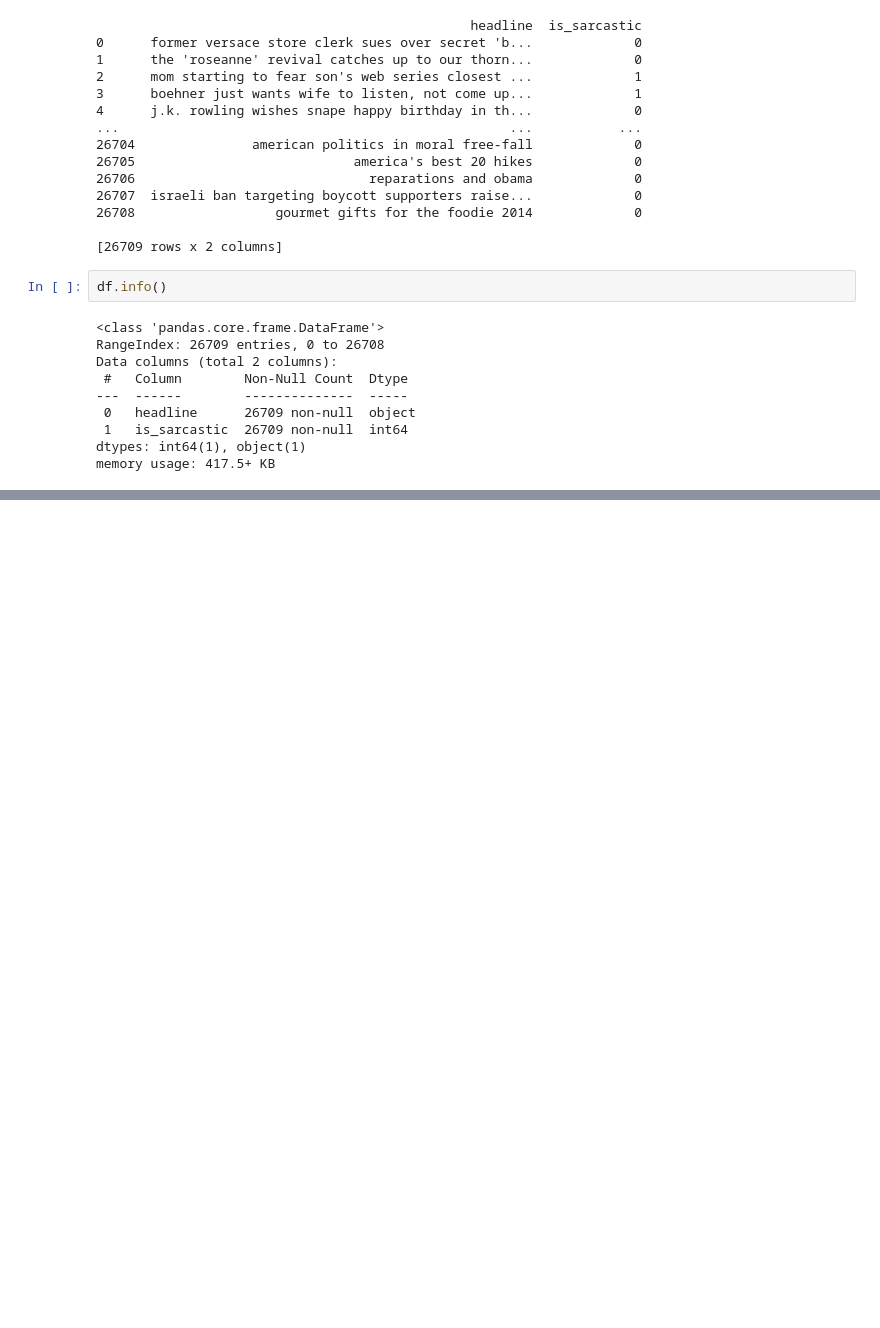
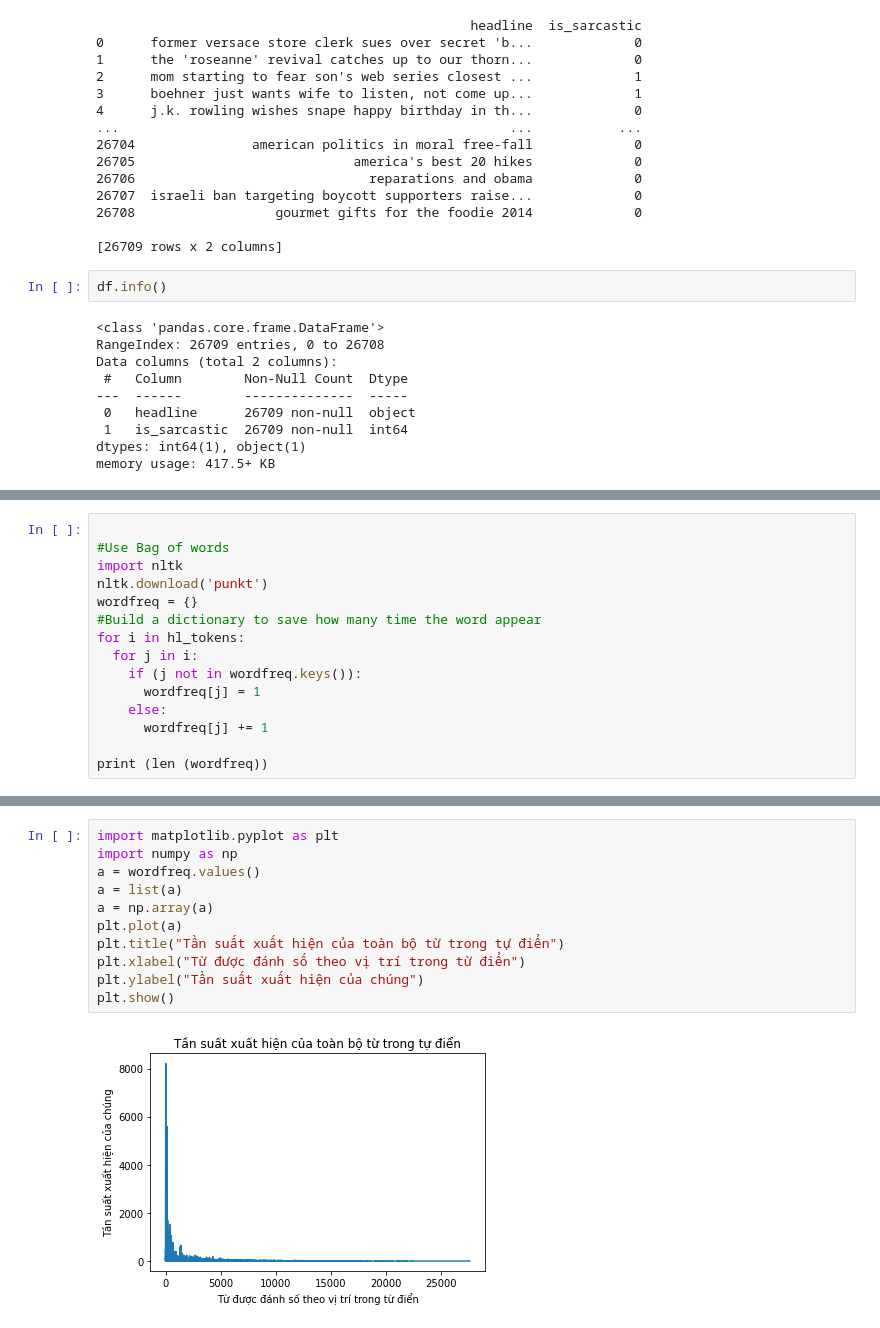
Before and after one commit to Icrz11/CS114.K21, a Jupyter notebook: Sacrasm.ipynb, the cells around one changed output, grey strips where cells are left out. Saved outputs shown, nothing was run; the diff lists cells and outputs as text; blank space fills up the shorter version.

```diff
--- a/Sacrasm.ipynb
+++ b/Sacrasm.ipynb
@@ -158,0 +117,15 @@ Using TensorFlow backend.
+# %%
+
+#Use Bag of words
+import nltk
+nltk.download('punkt')
+wordfreq = {}
+#Build a dictionary to save how many time the word appear
+for i in hl_tokens:
+  for j in i:
+    if (j not in wordfreq.keys()):
+      wordfreq[j] = 1
+    else:
+      wordfreq[j] += 1
+
+print (len (wordfreq))
@@ -158,0 +136,13 @@ Using TensorFlow backend.
+# %%
+import matplotlib.pyplot as plt
+import numpy as np
+a = wordfreq.values()
+a = list(a)
+a = np.array(a)
+plt.plot(a)
+plt.title("Tần suất xuất hiện của toàn bộ từ trong tự điển")
+plt.xlabel("Từ được đánh số theo vị trí trong từ điển")
+plt.ylabel("Tần suất xuất hiện của chúng")
+plt.show()
+# %% [output]
+[figure, added]
```
Also changed, not shown: parts of 13 cells of this notebook.
